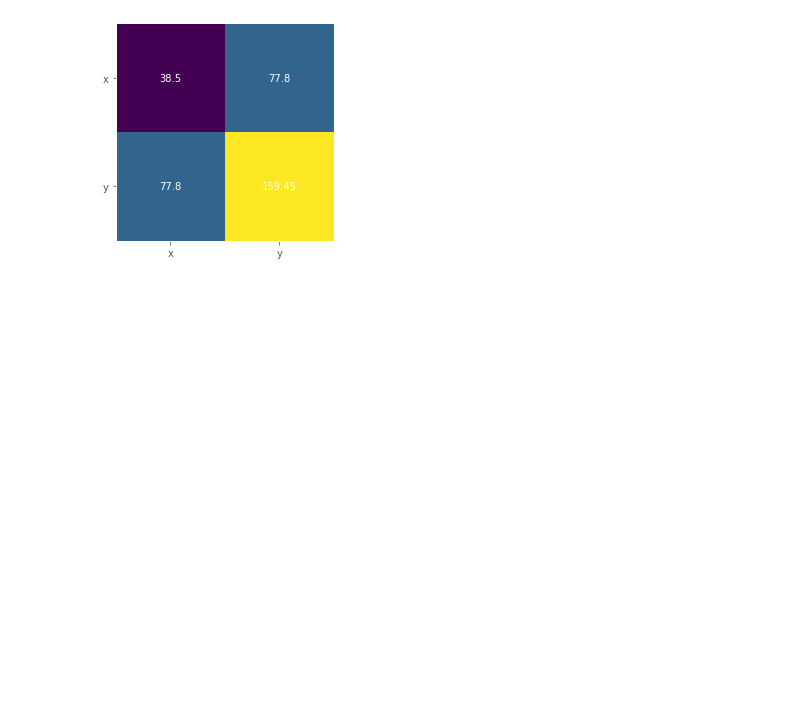
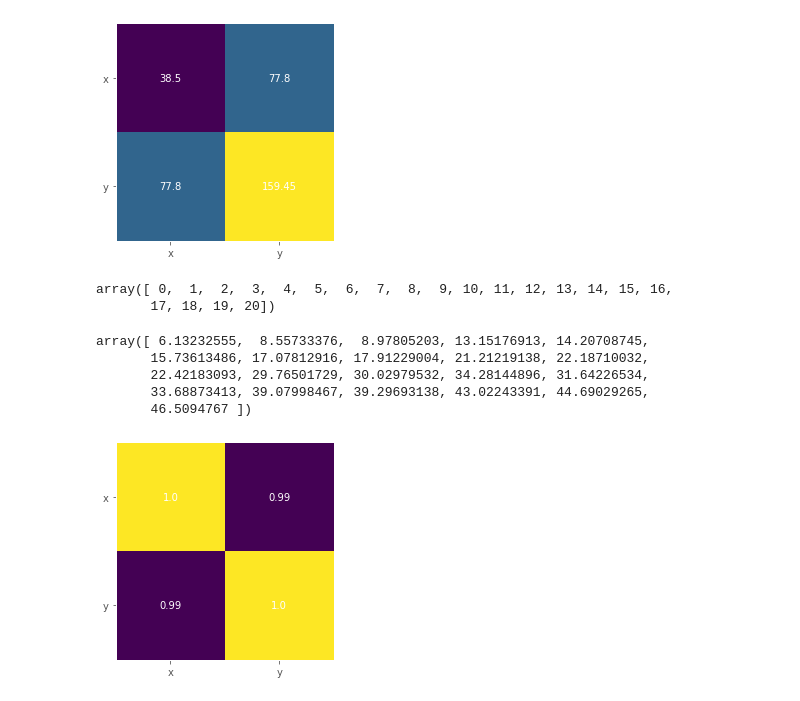
Before and after one commit to ainajefelina/Studi-Independen, a Jupyter notebook: Sesi 9/Summary 1.ipynb, the cells around one changed output. Cells and saved outputs as stored; diff of their text form; code cells hidden in the pictures; blank space fills up the shorter version.

```diff
--- a/Sesi 9/Summary 1.ipynb
+++ b/Sesi 9/Summary 1.ipynb
@@ -1171,0 +1176,27 @@ plt.show()
+# %%
+x
+# %% [output]
+array([ 0,  1,  2,  3,  4,  5,  6,  7,  8,  9, 10, 11, 12, 13, 14, 15, 16,
+       17, 18, 19, 20])
+# %%
+y
+# %% [output]
+array([ 6.13232555,  8.55733376,  8.97805203, 13.15176913, 14.20708745,
+       15.73613486, 17.07812916, 17.91229004, 21.21219138, 22.18710032,
+       22.42183093, 29.76501729, 30.02979532, 34.28144896, 31.64226534,
+       33.68873413, 39.07998467, 39.29693138, 43.02243391, 44.69029265,
+       46.5094767 ])
+# %%
+matrix = np.corrcoef(x, y).round(decimals=2)
+fig, ax = plt.subplots()
+ax.imshow(matrix)
+ax.grid(False)
+ax.xaxis.set(ticks=(0,1), ticklabels=('x', 'y'))
+ax.yaxis.set(ticks=(0,1), ticklabels=('x', 'y'))
+ax.set_ylim(1.5, -0.5)
+for i in range (2):
+    for j in range (2):
+        ax.text(j, i, matrix[i, j], ha='center', va='center', color='w')
+plt.show()
+# %% [output]
+[figure, added]
```
Also changed, not shown: parts of 1 cell of this notebook, 1 other file.
